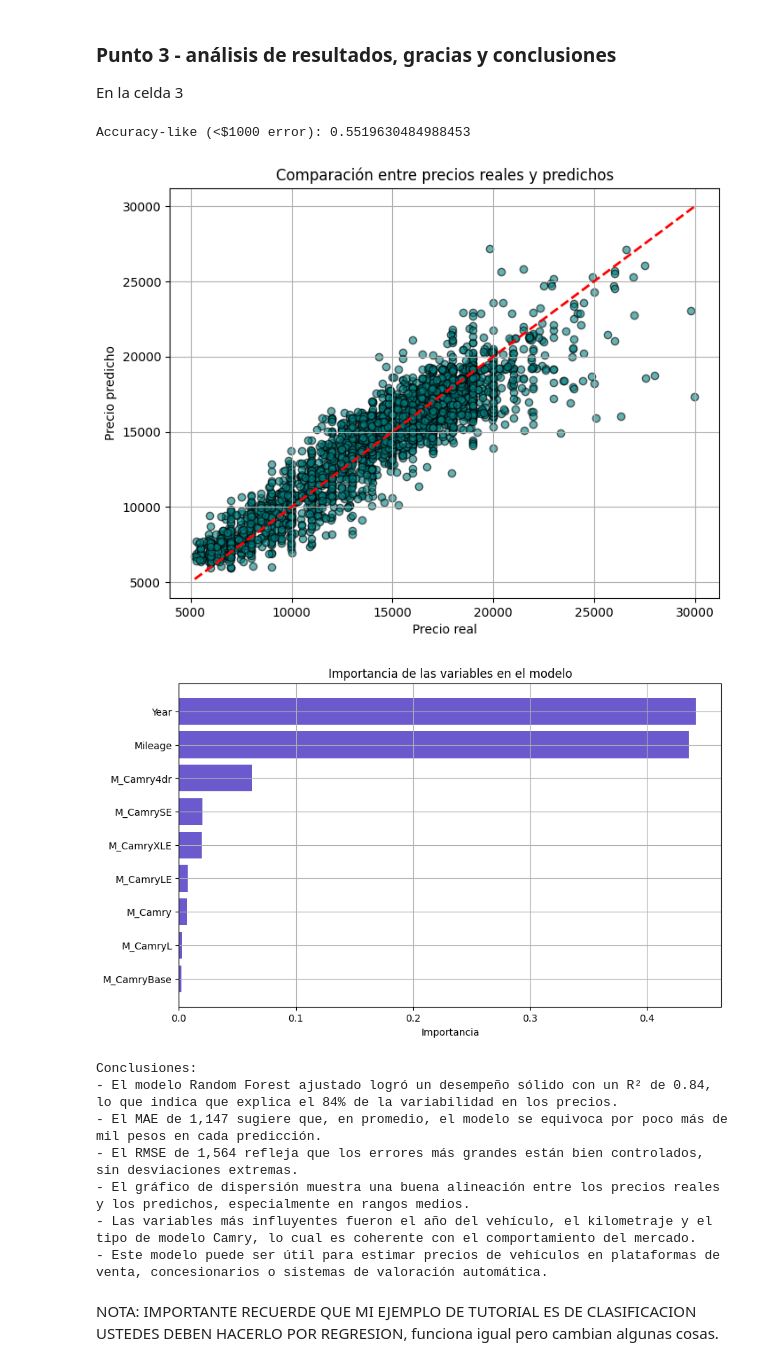
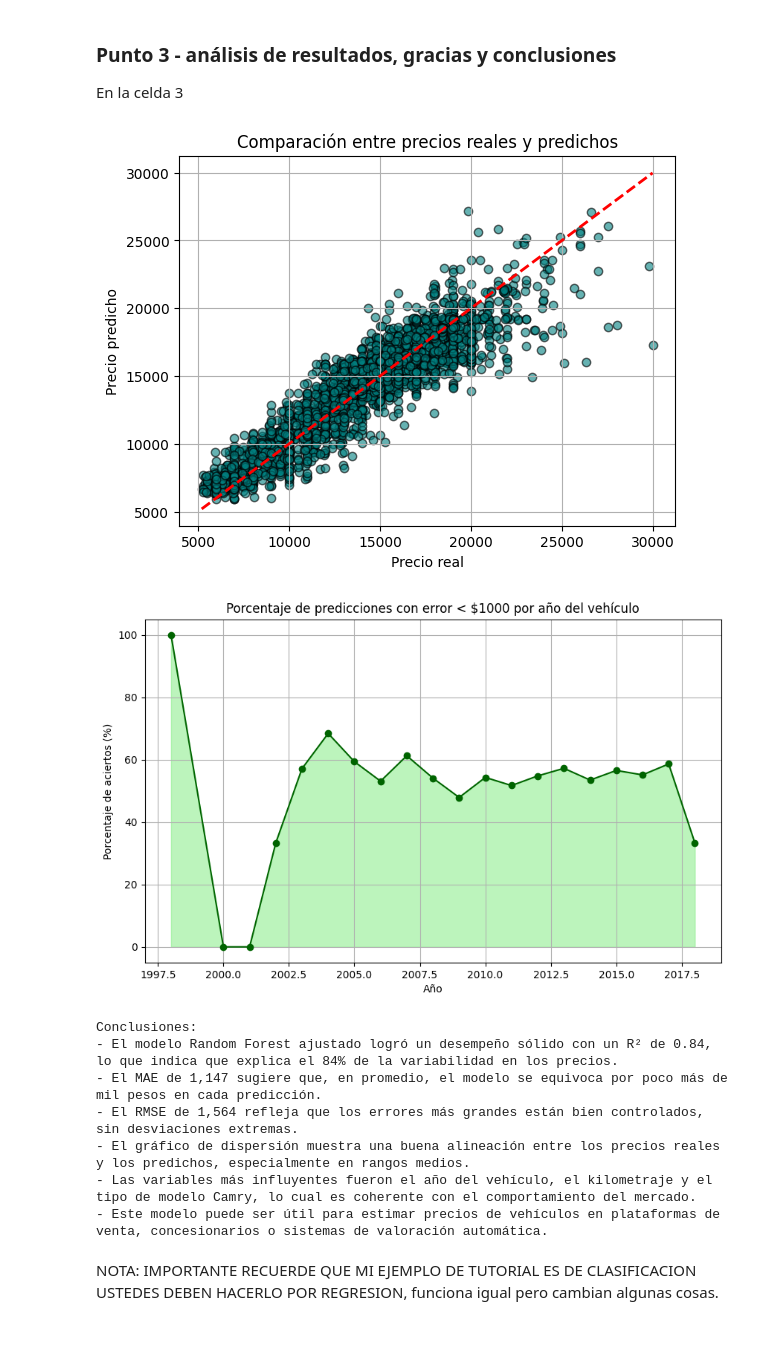
Before and after one commit to AdrianRochaC/Electiva_Profesional_III, a Jupyter notebook: Semana 7/Parcial final.ipynb, the cells around one changed output. Drawn from its saved outputs; the diff is of its cells as text; code cells hidden in the pictures; blank space fills up the shorter version.

```diff
--- a/Semana 7/Parcial final.ipynb
+++ b/Semana 7/Parcial final.ipynb
@@ -212,48 +235,47 @@ Ranking de importancia de variables:
 ### Punto 3 - análisis de resultados, gracias y conclusiones
 En la celda 3
 # %%
-accuracy_like = accuracy_score((abs(y_test - y_pred_best) < 1000), [True]*len(y_test))
-print("Accuracy-like (<$1000 error):", accuracy_like)
-
-plt.figure(figsize=(8, 6))
 plt.scatter(y_test, y_pred_best, alpha=0.6, color='teal', edgecolor='k')
 plt.plot([y_test.min(), y_test.max()], [y_test.min(), y_test.max()], 'r--', lw=2)
 plt.xlabel('Precio real')
 plt.ylabel('Precio predicho')
 plt.title('Comparación entre precios reales y predichos')
 plt.grid(True)
 plt.show()
 
+aciertos = (errores_best < 1000).astype(int)
+porcentaje_por_año = pd.DataFrame({'Year': X_test['Year'], 'Acierto': aciertos}).groupby('Year').mean() * 100
+
+plt.figure(figsize=(10, 6))
+plt.fill_between(porcentaje_por_año.index, porcentaje_por_año['Acierto'], color='lightgreen', alpha=0.6)
+plt.plot(porcentaje_por_año.index, porcentaje_por_año['Acierto'], color='darkgreen', marker='o')
+plt.title('Porcentaje de predicciones con error < $1000 por año del vehículo')
+plt.xlabel('Año')
+plt.ylabel('Porcentaje de aciertos (%)')
+plt.grid(True)
+plt.show()
+
 importances = pd.DataFrame({
     'Feature': X.columns,
     'Importance': best_model.feature_importances_
 }).sort_values(by='Importance', ascending=False)
-
-plt.figure(figsize=(10, 6))
-plt.barh(importances['Feature'], importances['Importance'], color='slateblue')
-plt.xlabel('Importancia')
-plt.title('Importancia de las variables en el modelo')
-plt.gca().invert_yaxis()
-plt.grid(True)
-plt.show()
 
 print("\nConclusiones:")
 print("- El modelo Random Forest ajustado logró un desempeño sólido con un R² de 0.84, lo que indica que explica el 84% de la variabilidad en los precios.")
 print("- El MAE de 1,147 sugiere que, en promedio, el modelo se equivoca por poco más de mil pesos en cada predicción.")
 print("- El RMSE de 1,564 refleja que los errores más grandes están bien controlados, sin desviaciones extremas.")
 print("- El gráfico de dispersión muestra una buena alineación entre los precios reales y los predichos, especialmente en rangos medios.")
 print("- Las variables más influyentes fueron el año del vehículo, el kilometraje y el tipo de modelo Camry, lo cual es coherente con el comportamiento del mercado.")
 print("- Este modelo puede ser útil para estimar precios de vehículos en plataformas de venta, concesionarios o sistemas de valoración automática.")
 # %% [output]
-Accuracy-like (<$1000 error): 0.5519630484988453
-[figure, old version]
+[figure, new version]
-[figure, old version]
+[figure, new version]
-Conclusiones:
-- El modelo Random Forest ajustado logró un desempeño sólido con un R² de 0.84, lo que indica que explica el 84% de la variabilidad en los precios.
-- El MAE de 1,147 sugiere que, en promedio, el modelo se equivoca por poco más de mil pesos en cada predicción.
-- El RMSE de 1,564 refleja que los errores más grandes están bien controlados, sin desviaciones extremas.
-- El gráfico de dispersión muestra una buena alineación entre los precios reales y los predichos, especialmente en rangos medios.
-- Las variables más influyentes fueron el año del vehículo, el kilometraje y el tipo de modelo Camry, lo cual es coherente con el comportamiento del mercado.
-- Este modelo puede ser útil para estimar precios de vehículos en plataformas de venta, concesionarios o sistemas de valoración automática.
+Conclusiones:
+- El modelo Random Forest ajustado logró un desempeño sólido con un R² de 0.84, lo que indica que explica el 84% de la variabilidad en los precios.
+- El MAE de 1,147 sugiere que, en promedio, el modelo se equivoca por poco más de mil pesos en cada predicción.
+- El RMSE de 1,564 refleja que los errores más grandes están bien controlados, sin desviaciones extremas.
+- El gráfico de dispersión muestra una buena alineación entre los precios reales y los predichos, especialmente en rangos medios.
+- Las variables más influyentes fueron el año del vehículo, el kilometraje y el tipo de modelo Camry, lo cual es coherente con el comportamiento del mercado.
+- Este modelo puede ser útil para estimar precios de vehículos en plataformas de venta, concesionarios o sistemas de valoración automática.
 # %% [markdown]
 NOTA: IMPORTANTE RECUERDE QUE MI EJEMPLO DE TUTORIAL ES DE CLASIFICACION USTEDES DEBEN HACERLO POR REGRESION, funciona igual pero cambian algunas cosas.
```
Also changed, not shown: parts of 1 cell of this notebook.
